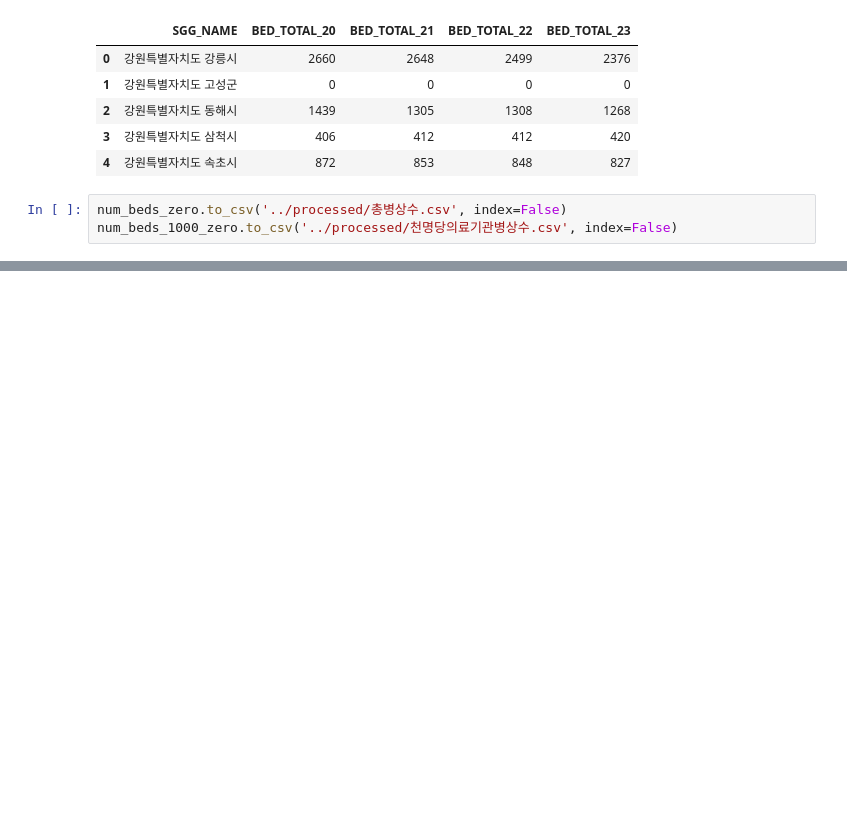
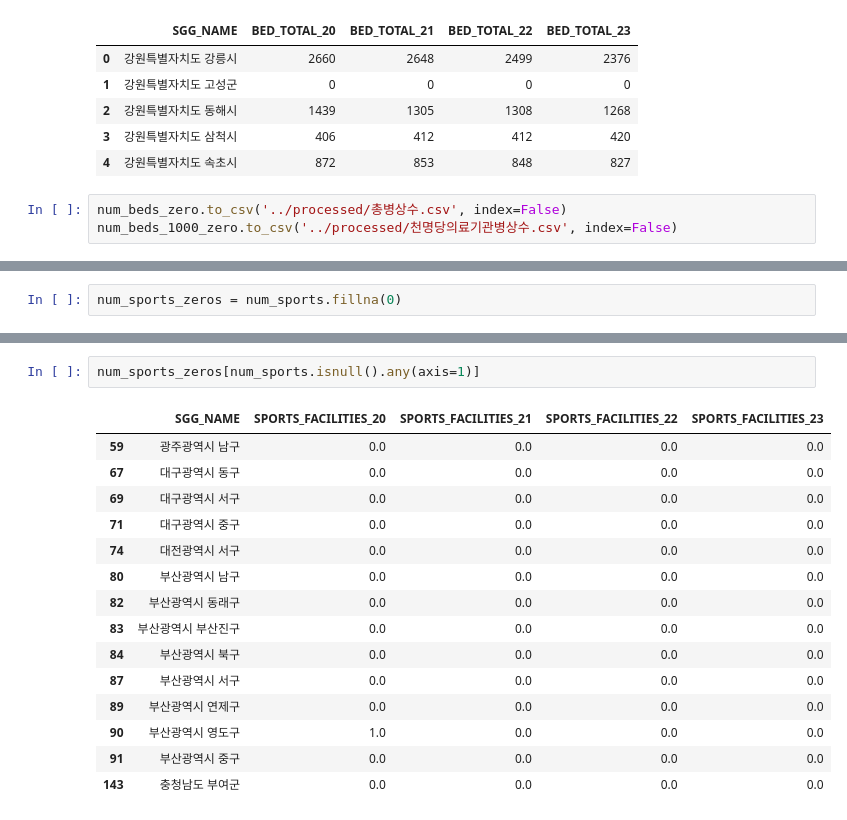
Before and after one commit to outflow-project/population-outflow, a Jupyter notebook: notebooks/preprocessed_data_missing_value.ipynb, the cells around one changed output, grey strips where cells are left out. Cells and saved outputs as stored; diff of their text form; blank space fills up the shorter version.

```diff
--- a/notebooks/preprocessed_data_missing_value.ipynb
+++ b/notebooks/preprocessed_data_missing_value.ipynb
@@ -249,0 +401,2 @@ num_beds_1000_zero.to_csv('../processed/천명당의료기관병상수.csv', ind
+# %%
+num_sports_zeros = num_sports.fillna(0)
@@ -249,0 +412,18 @@ num_beds_1000_zero.to_csv('../processed/천명당의료기관병상수.csv', ind
+# %%
+num_sports_zeros[num_sports.isnull().any(axis=1)]
+# %% [output]
+|  | SGG_NAME | SPORTS_FACILITIES_20 | SPORTS_FACILITIES_21 | SPORTS_FACILITIES_22 | SPORTS_FACILITIES_23 |
+| 59 | 광주광역시 남구 | 0.0 | 0.0 | 0.0 | 0.0 |
+| 67 | 대구광역시 동구 | 0.0 | 0.0 | 0.0 | 0.0 |
+| 69 | 대구광역시 서구 | 0.0 | 0.0 | 0.0 | 0.0 |
+| 71 | 대구광역시 중구 | 0.0 | 0.0 | 0.0 | 0.0 |
+| 74 | 대전광역시 서구 | 0.0 | 0.0 | 0.0 | 0.0 |
+| 80 | 부산광역시 남구 | 0.0 | 0.0 | 0.0 | 0.0 |
+| 82 | 부산광역시 동래구 | 0.0 | 0.0 | 0.0 | 0.0 |
+| 83 | 부산광역시 부산진구 | 0.0 | 0.0 | 0.0 | 0.0 |
+| 84 | 부산광역시 북구 | 0.0 | 0.0 | 0.0 | 0.0 |
+| 87 | 부산광역시 서구 | 0.0 | 0.0 | 0.0 | 0.0 |
+| 89 | 부산광역시 연제구 | 0.0 | 0.0 | 0.0 | 0.0 |
+| 90 | 부산광역시 영도구 | 1.0 | 0.0 | 0.0 | 0.0 |
+| 91 | 부산광역시 중구 | 0.0 | 0.0 | 0.0 | 0.0 |
+| 143 | 충청남도 부여군 | 0.0 | 0.0 | 0.0 | 0.0 |
```
Also changed, not shown: parts of 23 cells of this notebook.
